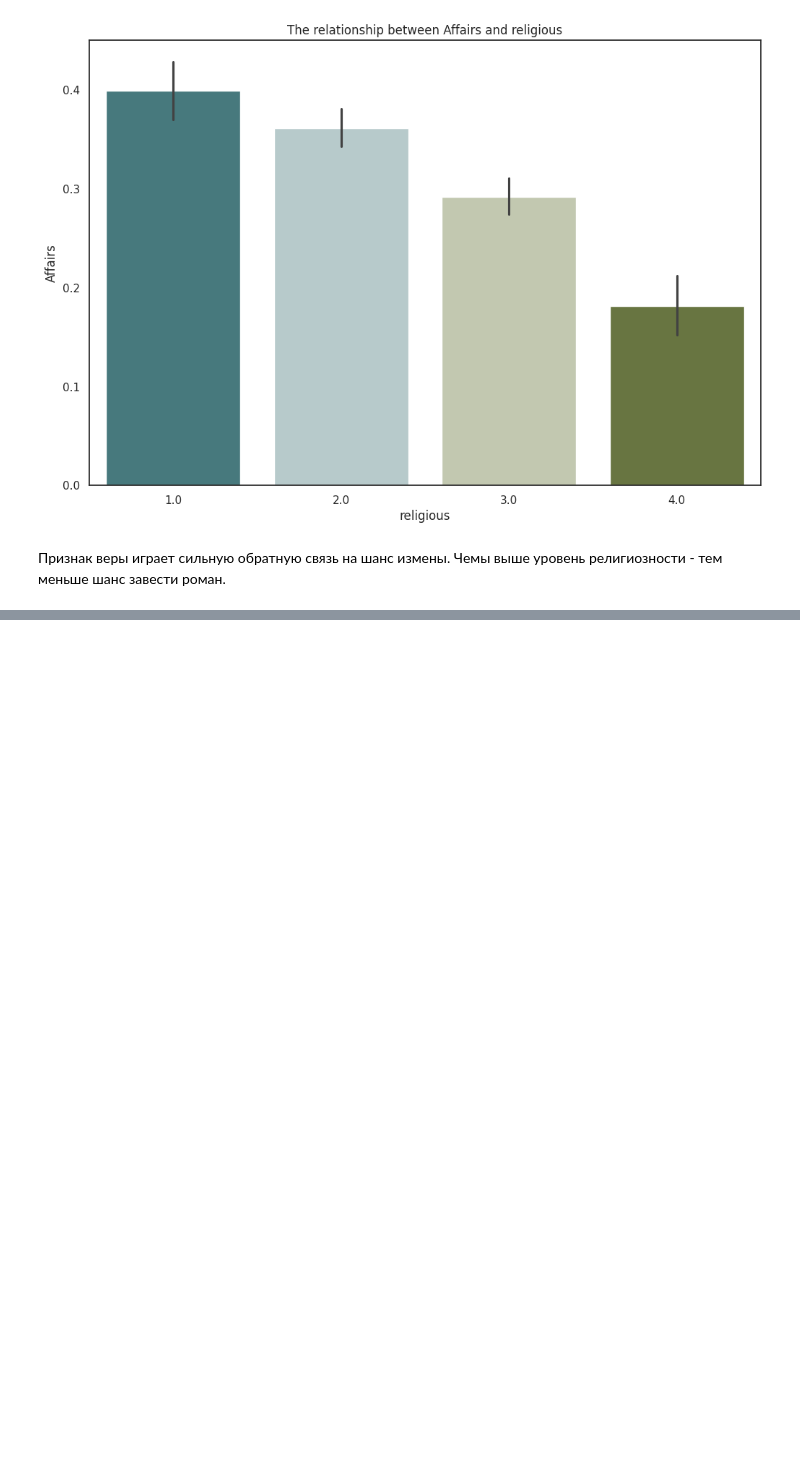
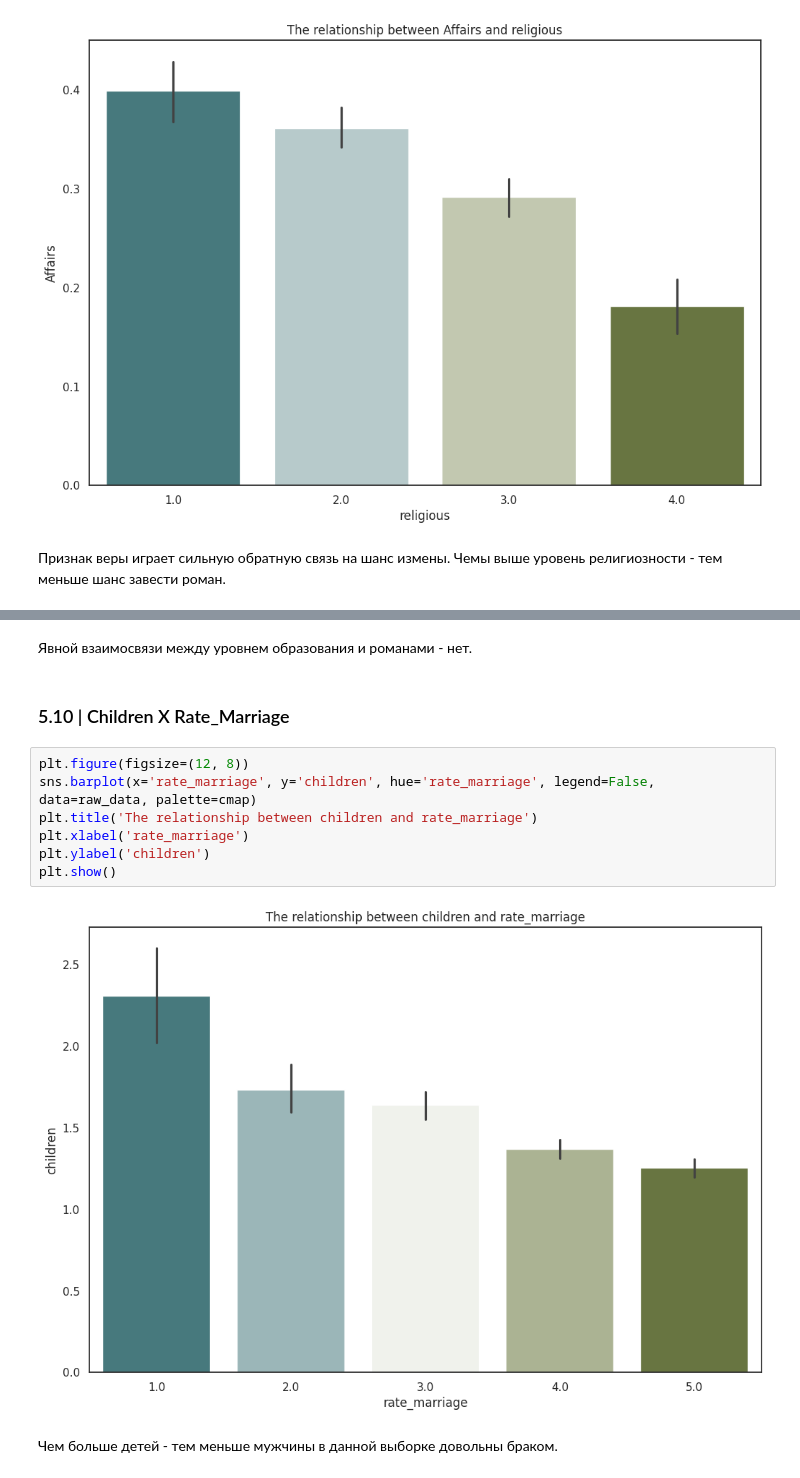
Before and after one commit to nfrvnikita/infidelityservice, a Jupyter notebook: notebooks/analysis_data.ipynb, the cells around one changed output, grey strips where cells are left out. Cells and saved outputs as stored; diff of their text form; blank space fills up the shorter version.

```diff
--- a/notebooks/analysis_data.ipynb
+++ b/notebooks/analysis_data.ipynb
@@ -165,0 +222,15 @@ plt.show()
+# %% [markdown]
+Явной взаимосвязи между уровнем образования и романами - нет.
+# %% [markdown]
+### 5.10 | Children X Rate_Marriage
+# %%
+plt.figure(figsize=(12, 8))
+sns.barplot(x='rate_marriage', y='children', hue='rate_marriage', legend=False, data=raw_data, palette=cmap)
+plt.title('The relationship between children and rate_marriage')
+plt.xlabel('rate_marriage')
+plt.ylabel('children')
+plt.show()
+# %% [output]
+[figure, added]
+# %% [markdown]
+Чем больше детей - тем меньше мужчины в данной выборке довольны браком.
```
Also changed, not shown: parts of 24 cells of this notebook.
